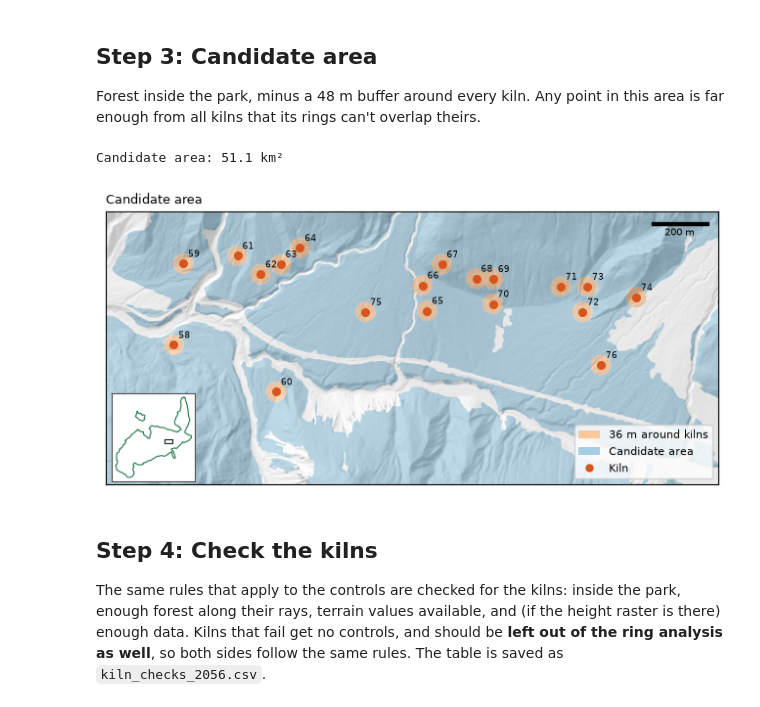
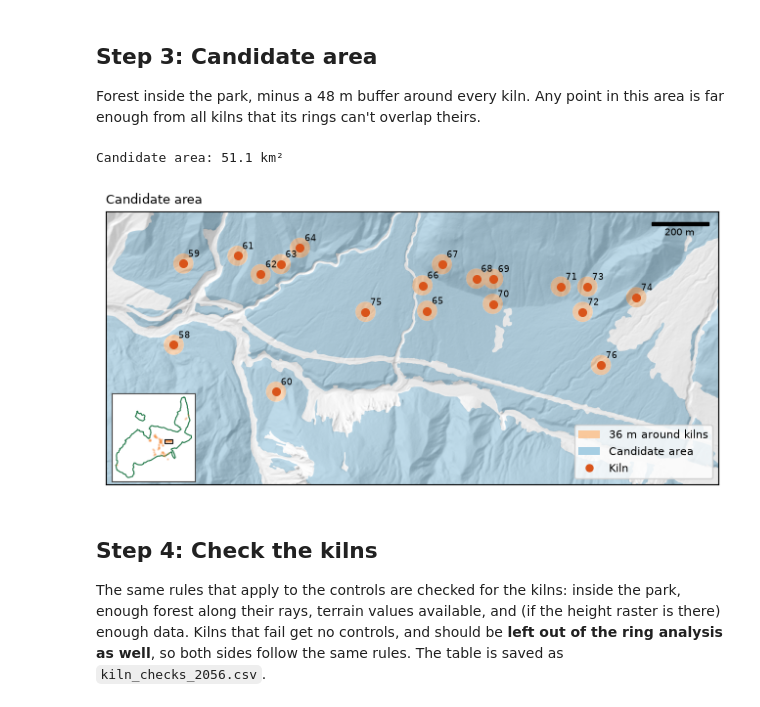
Before and after one commit to fabianott/GEO-715-Project, a Jupyter notebook: new testfolder/control_points.ipynb, the cells around one changed output. Saved outputs shown, nothing was run; the diff lists cells and outputs as text; code cells hidden in the pictures.

```diff
--- a/new testfolder/control_points.ipynb
+++ b/new testfolder/control_points.ipynb
@@ -218,10 +218,12 @@ def angle_diff(a, b):
     return np.abs((np.asarray(a) - np.asarray(b) + 180) % 360 - 180)
 
 
-def add_inset(ax, view=VIEW, width=1.3/6, height=1.3/4, pad=0.01):
+def add_inset(ax, view=VIEW, width=1.3/6, height=1.3/4, pad=0.01, show_kilns=False):
     """Small overview map of the SNP in the bottom left, with the map view as a box."""
     ins = ax.inset_axes([pad, pad, width, height])
     snp.plot(ax=ins, color="white", edgecolor=C_SNP, linewidth=0.8)
+    if show_kilns:
+        kilns.plot(ax=ins, markersize=0.5, color="#F68C3A", alpha=0.3)
     gpd.GeoDataFrame(geometry=[box(*view)], crs=CRS).plot(
         ax=ins, facecolor="none", edgecolor="0.1", linewidth=0.8)
     ins.set_aspect("equal")
@@ -363,24 +365,24 @@ Forest inside the park, minus a 48 m buffer around every kiln. Any point in this
 # %%
 exclusion = union(kilns.buffer(MIN_DIST_KILN))
 area = forest_park.difference(exclusion)
 prepare(area)
 area_gdf = gpd.GeoDataFrame(geometry=[area], crs=CRS)
 exclusion_gdf = gpd.GeoDataFrame(geometry=[exclusion], crs=CRS)
 print(f"Candidate area: {area.area / 1e6:.1f} km²")
 
 fig, ax = map_figure(VIEW)
 add_hillshade(ax, alpha=0.3)
 draw(ax, [
     (exclusion_gdf, dict(color=C_BUFFER, alpha=0.8, label=f"{MIN_DIST_KILN} m around kilns")),
     (area_gdf, dict(color=C_AREA, label="Candidate area", alpha=1)),
     (kilns, dict(color=C_KILN, markersize=30, label="Kiln")),
 ], title="Candidate area", bounds=VIEW)
 label_points(ax, kilns, ID_COLUMN, VIEW)
-add_inset(ax)
+add_inset(ax, show_kilns=True)
 save_map(fig, "map2_candidate_area")
 # %% [output]
 Candidate area: 51.1 km²
-[figure, old version]
+[figure, new version]
 # %% [markdown]
 ## Step 4: Check the kilns
 The same rules that apply to the controls are checked for the kilns: inside the park, enough forest along their rays, terrain values available, and (if the height raster is there) enough data. Kilns that fail get no controls, and should be **left out of the ring analysis as well**, so both sides follow the same rules. The table is saved as `kiln_checks_2056.csv`.
```
Also changed, not shown: parts of 5 cells of this notebook, 11 other files.
